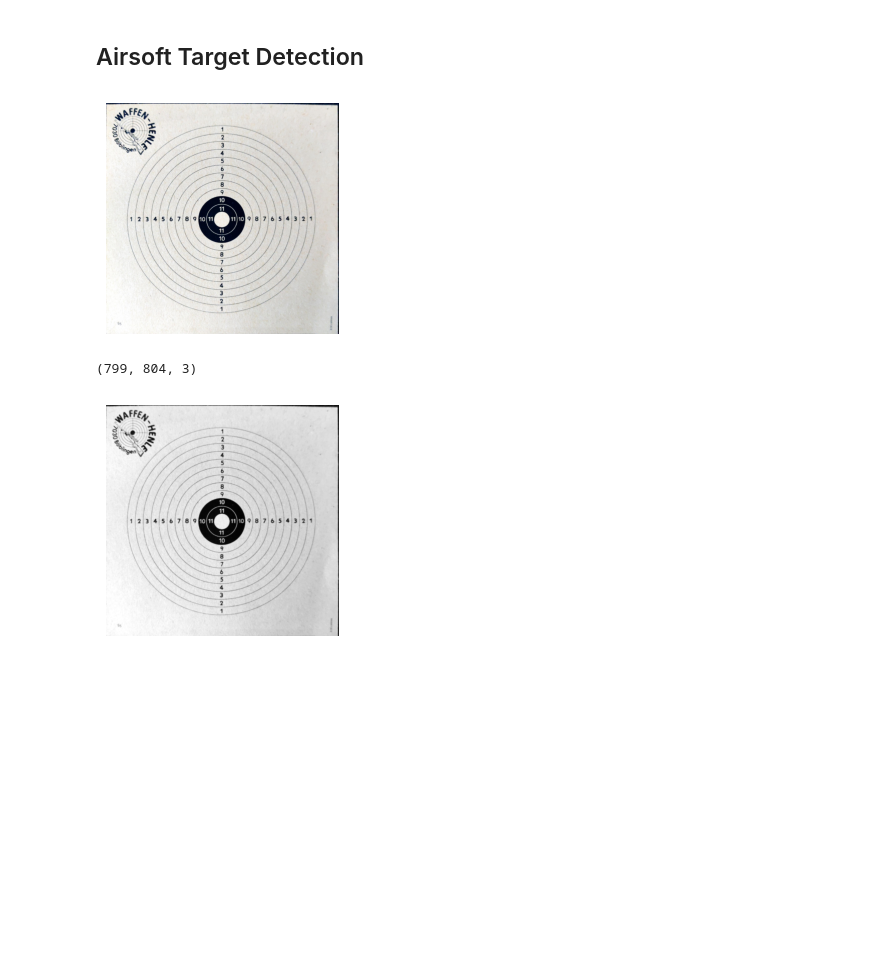
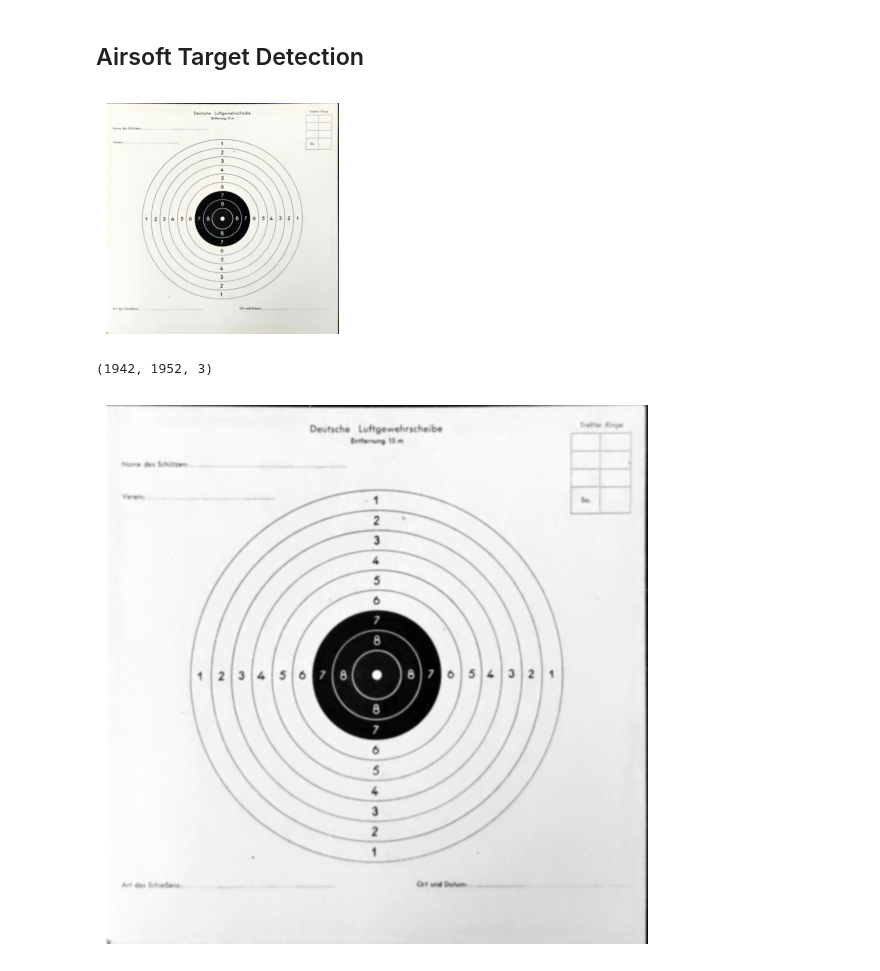
Before and after one commit to NiclasEgeler/AirgunTarget, a Jupyter notebook: target_detection.ipynb, the cells around one changed output. Drawn from its saved outputs; the diff is of its cells as text; code cells hidden in the pictures; blank space fills up the shorter version.

```diff
--- a/target_detection.ipynb
+++ b/target_detection.ipynb
@@ -23,19 +23,21 @@ def show_image(img, cmap=None, name=None, size=None):
         plt.title(name)
     plt.show()
 # %%
-image = io.imread('resources/aligned/clean_2.jpg')
-image = cv2.resize(image, (0, 0), fx=0.35, fy=0.35)
+image = io.imread('resources/aligned/clean_small_1.jpg')
+#image = cv2.resize(image, (0, 0), fx=0.35, fy=0.35)
 show_image(image)
 image.shape
 # %% [output]
-[figure, old version]
+[figure, new version]
-(799, 804, 3)
+(1942, 1952, 3)
 # %%
 gray_image = cv2.cvtColor(image, cv2.COLOR_BGR2GRAY)
-gray_image = cv2.GaussianBlur(gray_image, (3,3), 0)
+kernel = np.ones((5, 5), np.uint8)
+#gray_image = cv2.erode(gray_image, kernel)
+gray_image = cv2.GaussianBlur(gray_image, (15,15), 0)
 # gray_image = cv2.bitwise_not(gray_image)
 # gray_image = cv2.resize(gray_image, (0, 0), fx=0.35, fy=0.35)
-show_image(gray_image, cmap='gray')
+show_image(gray_image, cmap='gray', size=(7,7))
 # %% [output]
-[figure, old version]
+[figure, new version]
 # %%
```
Also changed, not shown: parts of 4 cells of this notebook, 1 other file.
